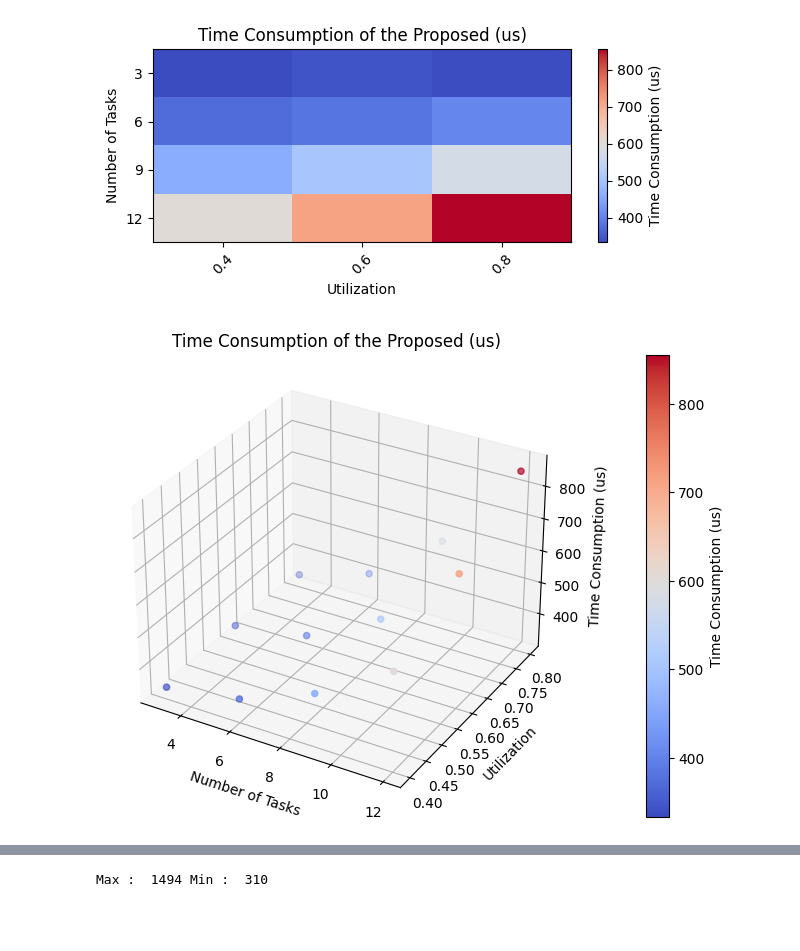
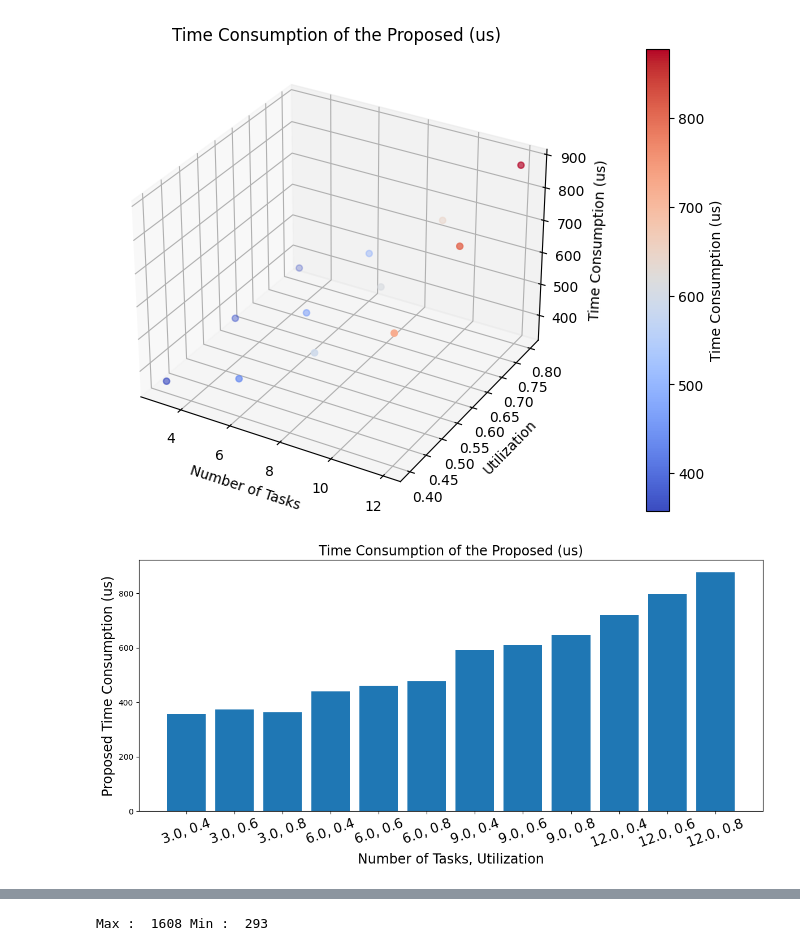
Before and after one commit to YoonKyonghwan/CFS_WCRT_Analysis, a Jupyter notebook: script/analysis/time_complexity.ipynb, the cells around one changed output, grey strips where cells are left out. Cells and saved outputs as stored; diff of their text form; code cells hidden in the pictures; blank space fills up the shorter version.

```diff
--- a/script/analysis/time_complexity.ipynb
+++ b/script/analysis/time_complexity.ipynb
@@ -3,4 +1,6 @@ from functions import parse_time_data, save_time_data_info_file, show_heatmap, s
 # %%
+from functions import *
+
 # Read the CSV file into a DataFrame
-summary_result_path = "../../exp_results_test_20240328_30ms_final_5/result_summary.csv"
+summary_result_path = "../../exp_results_proposed_and_simulator/result_summary.csv"
 time_data = parse_time_data(summary_result_path)
@@ -10,11 +7,10 @@ save_time_data_info_file(time_data, save_file_path)
 # %%
 # visualize the time consumption of the proposed algorithm
 values = "proposed_timeConsumption(us)"
 title = 'Time Consumption of the Proposed (us)'
-show_heatmap(time_data, values, title)
 show_3D_plot(time_data, time_data[values], title)
 show_bar_chart(time_data, values, title, 17, 20)
 show_box_plot(summary_result_path, values, title, 25, 25)
 # %% [output]
-[figure, old version]
+[figure, new version]
-[figure, old version]
+[figure, new version]
@@ -23 +18 @@ show_box_plot(summary_result_path, values, title, 25, 25)
-Max :  1494 Min :  310
+Max :  1608 Min :  293
```
Also changed, not shown: parts of 5 cells of this notebook, 7 other files.
